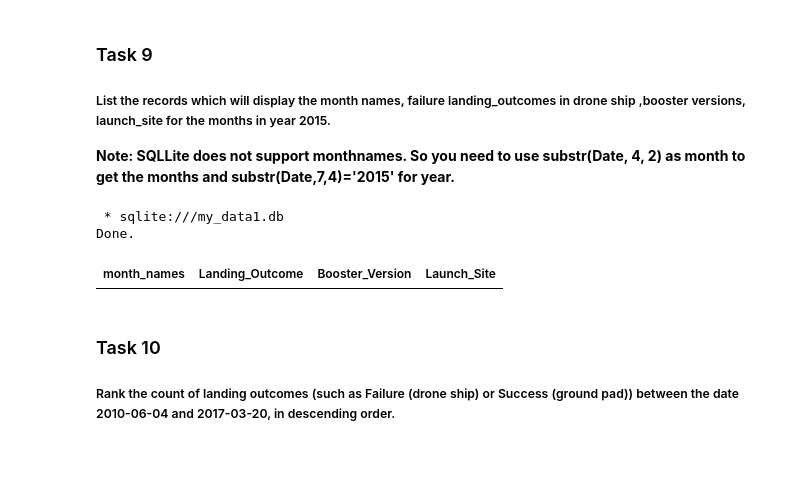
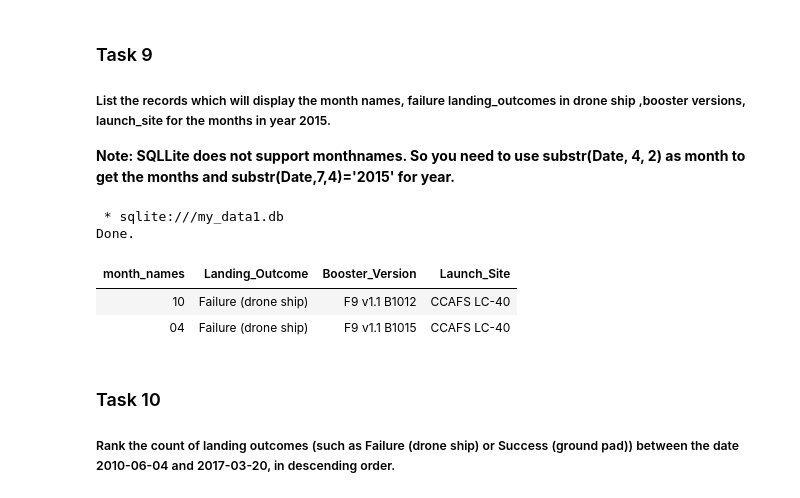
Before and after one commit to RooNat/IBM_Data_Science, a Jupyter notebook: Applied Data Science/(4)jupyter-labs-eda-sql-coursera_sqllite.ipynb, the cells around one changed output. Cells and saved outputs as stored; diff of their text form; code cells hidden in the pictures; blank space fills up the shorter version.

```diff
--- a/Applied Data Science/(4)jupyter-labs-eda-sql-coursera_sqllite.ipynb
+++ b/Applied Data Science/(4)jupyter-labs-eda-sql-coursera_sqllite.ipynb
@@ -291,13 +264,15 @@ Done.
 # %%
 %%sql
 
-select substr(Date,4,2) AS month_names, Landing_Outcome, Booster_Version, Launch_Site
+select substr(Date,6,2) AS month_names, Landing_Outcome, Booster_Version, Launch_Site
 from SPACEXTABLE
-where substr(Date, 7, 4) ='2015' and Landing_Outcome LIKE "%Failure%drone ship%"
+where substr(Date, 1, 4) ='2015' and Landing_Outcome LIKE "%Failure%drone ship%"
 # %% [output]
  * sqlite:///my_data1.db
 Done.
 | month_names | Landing_Outcome | Booster_Version | Launch_Site |
+| 10 | Failure (drone ship) | F9 v1.1 B1012 | CCAFS LC-40 |
+| 04 | Failure (drone ship) | F9 v1.1 B1015 | CCAFS LC-40 |
 # %% [markdown]
 ### Task 10
 
```
Also changed, not shown: parts of 8 cells of this notebook, 3 other files.
